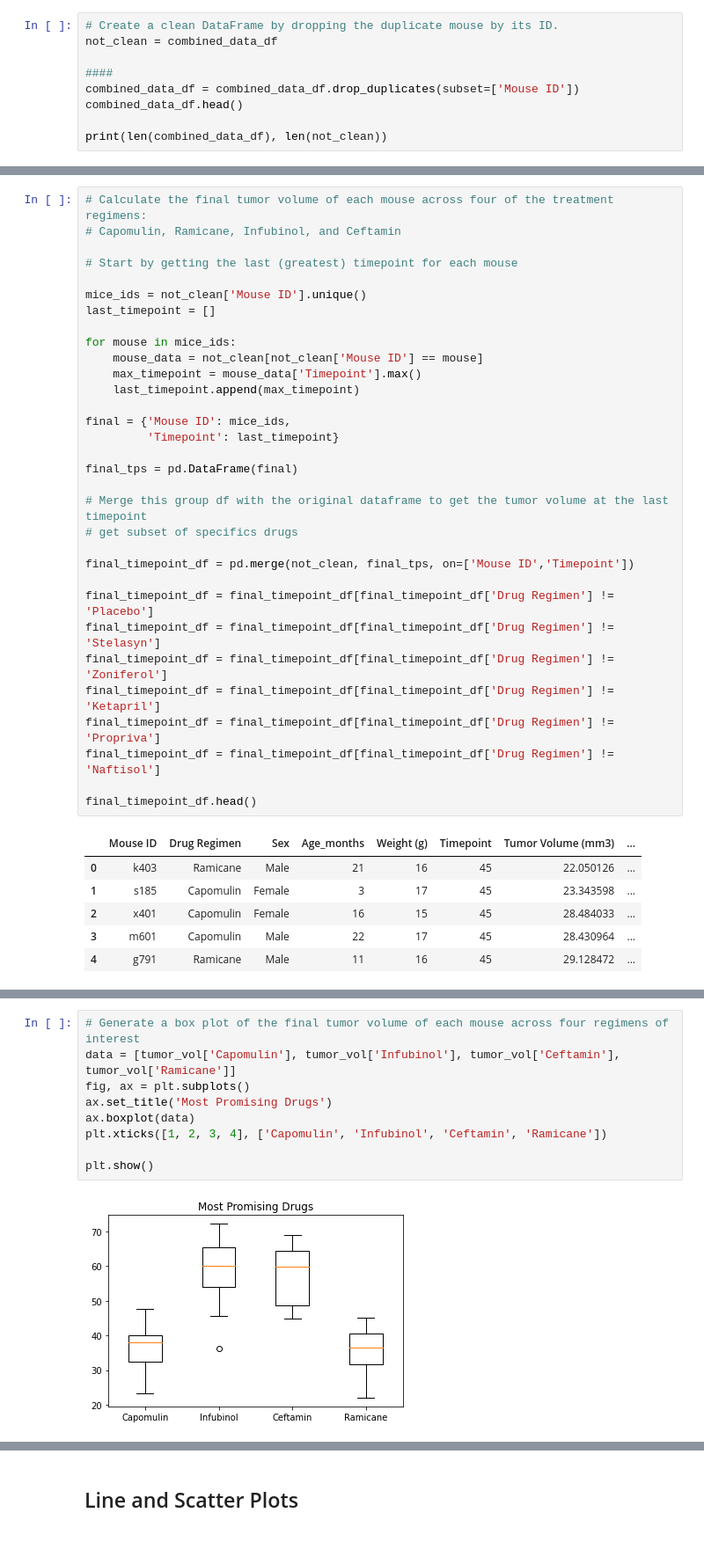
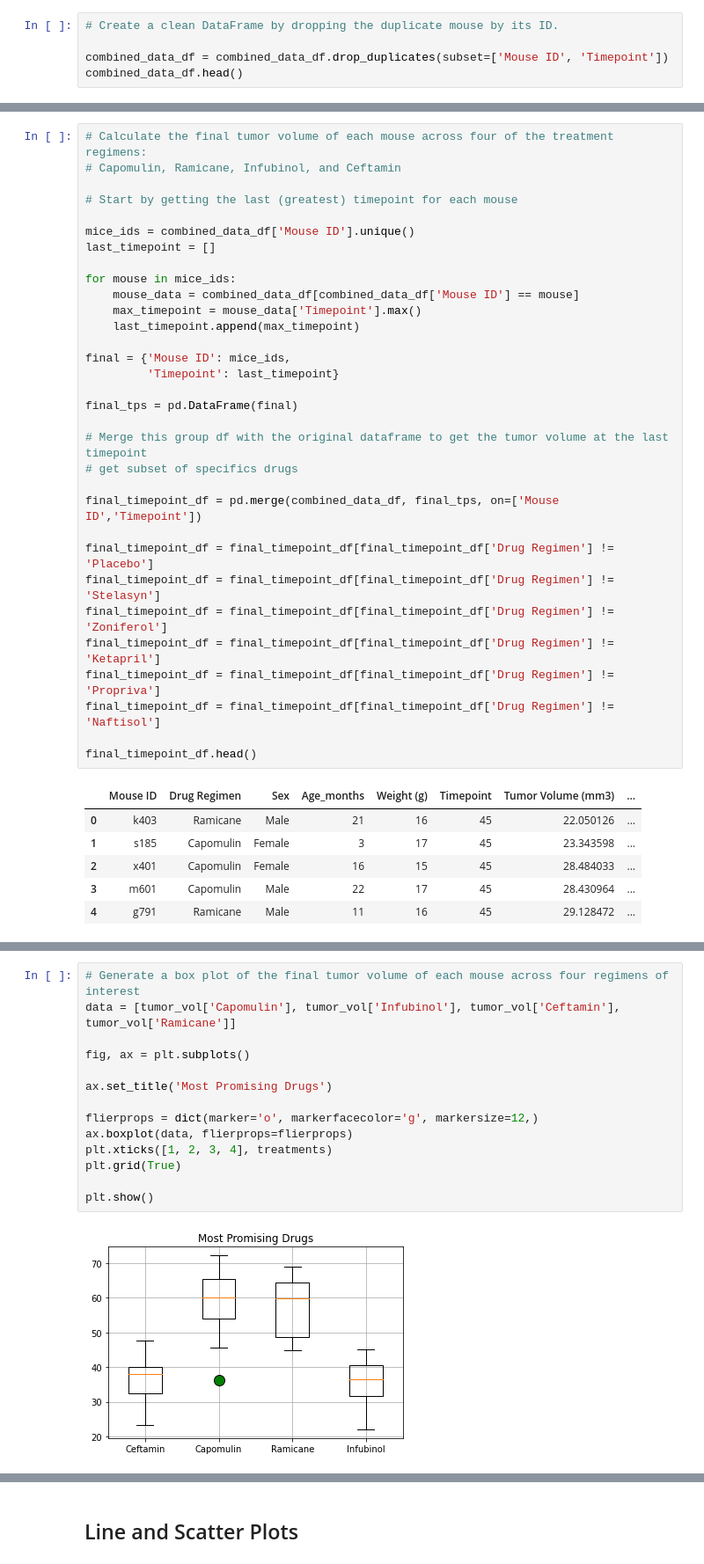
Before and after one commit to reccleston/matplotlib-challenge, a Jupyter notebook: Pymaceuticals/pymaceuticals_starter.ipynb, the cells around one changed output, grey strips where cells are left out. Shown: that part at 88% size. Cells and saved outputs as stored; diff of their text form.

```diff
--- a/Pymaceuticals/pymaceuticals_starter.ipynb
+++ b/Pymaceuticals/pymaceuticals_starter.ipynb
@@ -55,11 +48,7 @@ duplicate_mice
 # Optional: Get all the data for the duplicate mouse ID.
 # %%
 # Create a clean DataFrame by dropping the duplicate mouse by its ID.
-not_clean = combined_data_df
 
-####
-combined_data_df = combined_data_df.drop_duplicates(subset=['Mouse ID'])
+combined_data_df = combined_data_df.drop_duplicates(subset=['Mouse ID', 'Timepoint'])
 combined_data_df.head()
-
-print(len(combined_data_df), len(not_clean))
 # %% [output]
@@ -170,11 +150,11 @@ plt.show()
 
 # Start by getting the last (greatest) timepoint for each mouse
 
-mice_ids = not_clean['Mouse ID'].unique()
+mice_ids = combined_data_df['Mouse ID'].unique()
 last_timepoint = []
 
 for mouse in mice_ids:
-    mouse_data = not_clean[not_clean['Mouse ID'] == mouse]
+    mouse_data = combined_data_df[combined_data_df['Mouse ID'] == mouse]
     max_timepoint = mouse_data['Timepoint'].max()
     last_timepoint.append(max_timepoint)
 
@@ -186,7 +166,7 @@ final_tps = pd.DataFrame(final)
 # Merge this group df with the original dataframe to get the tumor volume at the last timepoint
 # get subset of specifics drugs
 
-final_timepoint_df = pd.merge(not_clean, final_tps, on=['Mouse ID','Timepoint'])
+final_timepoint_df = pd.merge(combined_data_df, final_tps, on=['Mouse ID','Timepoint'])
 
 final_timepoint_df = final_timepoint_df[final_timepoint_df['Drug Regimen'] != 'Placebo']
 final_timepoint_df = final_timepoint_df[final_timepoint_df['Drug Regimen'] != 'Stelasyn']
@@ -249,11 +231,16 @@ for drug in treatments:
 # %%
 # Generate a box plot of the final tumor volume of each mouse across four regimens of interest
 data = [tumor_vol['Capomulin'], tumor_vol['Infubinol'], tumor_vol['Ceftamin'], tumor_vol['Ramicane']]
+
 fig, ax = plt.subplots()
+
 ax.set_title('Most Promising Drugs')
-ax.boxplot(data)
-plt.xticks([1, 2, 3, 4], ['Capomulin', 'Infubinol', 'Ceftamin', 'Ramicane'])
+
+flierprops = dict(marker='o', markerfacecolor='g', markersize=12,)
+ax.boxplot(data, flierprops=flierprops)
+plt.xticks([1, 2, 3, 4], treatments)
+plt.grid(True)
 
 plt.show()
 # %% [output]
-[figure, old version]
+[figure, new version]
```
Also changed, not shown: parts of 14 cells of this notebook.
